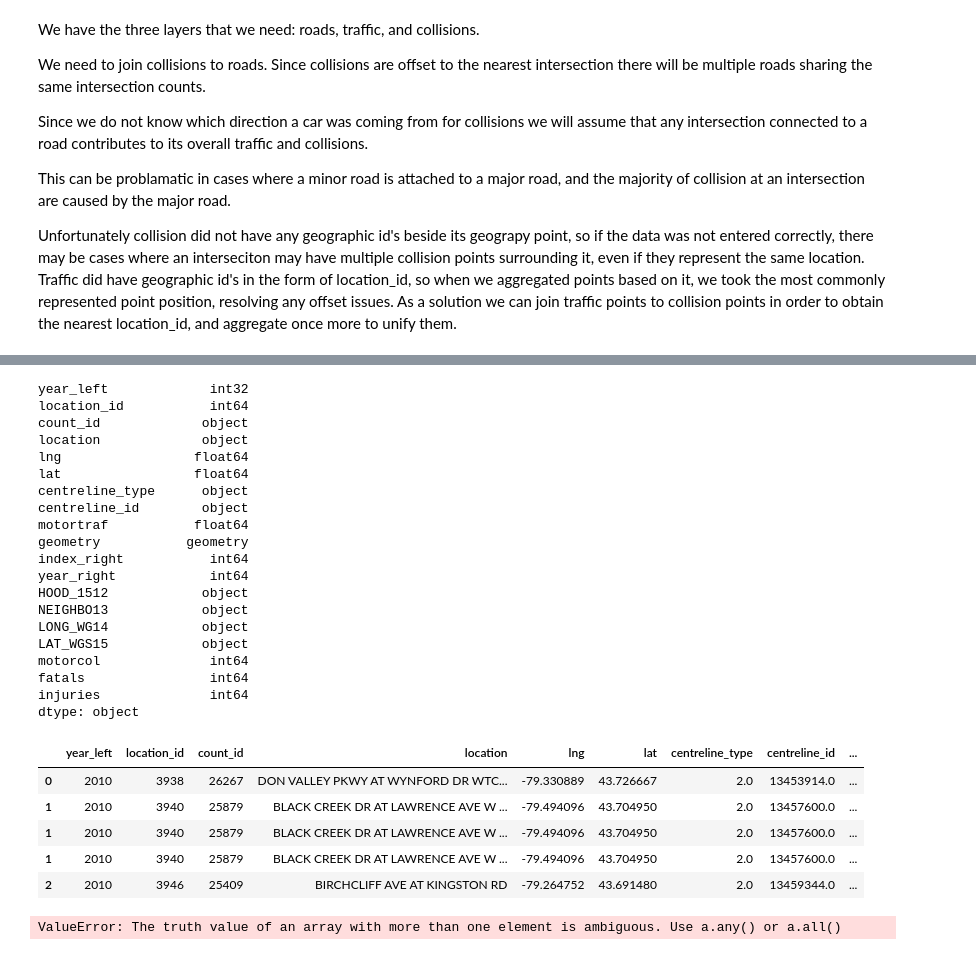
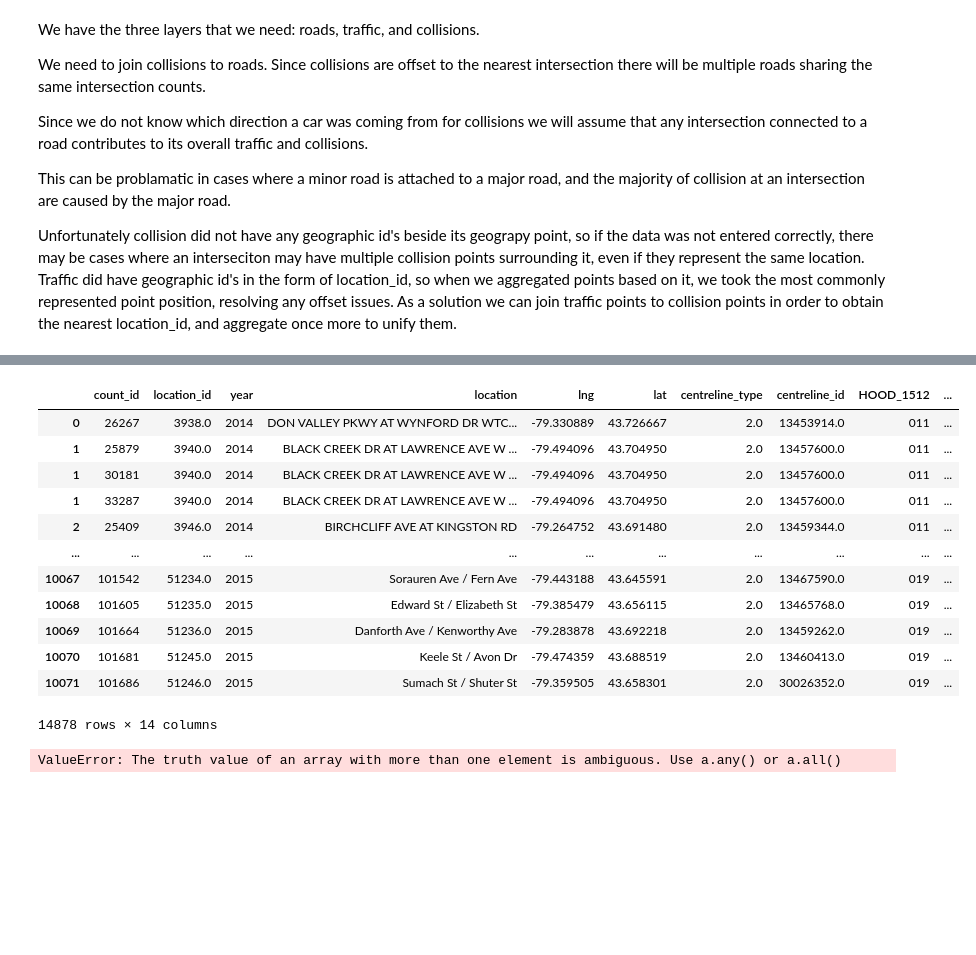
Before and after one commit to naorella/GIS_Showcase, a Jupyter notebook: template.ipynb, the cells around one changed output, grey strips where cells are left out. Cells and saved outputs as stored; diff of their text form; code cells hidden in the pictures; blank space fills up the shorter version.

```diff
--- a/template.ipynb
+++ b/template.ipynb
@@ -214,35 +220,30 @@ collisions_with_traffic.head()
-# %%
-collisions_with_traffic.dtypes
-# %% [output]
-year_left             int32
-location_id           int64
-count_id             object
-location             object
-lng                 float64
-lat                 float64
-centreline_type      object
-centreline_id        object
-motortraf           float64
-geometry           geometry
-index_right           int64
-year_right            int64
-HOOD_1512            object
-NEIGHBO13            object
-LONG_WG14            object
-LAT_WGS15            object
-motorcol              int64
-fatals                int64
-injuries              int64
-dtype: object
-# %%
-collisions_test = collisions_with_traffic.groupby(['year_right', 'geometry'])
-collisions_with_traffic.head()
-# %% [output]
-|  | year_left | location_id | count_id | location | lng | lat | centreline_type | centreline_id | ... |
-| 0 | 2010 | 3938 | 26267 | DON VALLEY PKWY AT WYNFORD DR WTC... | -79.330889 | 43.726667 | 2.0 | 13453914.0 | ... |
-| 1 | 2010 | 3940 | 25879 | BLACK CREEK DR AT LAWRENCE AVE W ... | -79.494096 | 43.704950 | 2.0 | 13457600.0 | ... |
-| 1 | 2010 | 3940 | 25879 | BLACK CREEK DR AT LAWRENCE AVE W ... | -79.494096 | 43.704950 | 2.0 | 13457600.0 | ... |
-| 1 | 2010 | 3940 | 25879 | BLACK CREEK DR AT LAWRENCE AVE W ... | -79.494096 | 43.704950 | 2.0 | 13457600.0 | ... |
-| 2 | 2010 | 3946 | 25409 | BIRCHCLIFF AVE AT KINGSTON RD | -79.264752 | 43.691480 | 2.0 | 13459344.0 | ... |
+# %%
+#create new data frame
+collisions_trunc= pd.DataFrame(collisions_with_traffic)
+collisions_trunc=collisions_trunc[['count_id','location_id',
+                                        'year_right', 'location', 'lng', 'lat',
+                                        'centreline_type', 'centreline_id',
+                                        'HOOD_1512', 'NEIGHBO13',
+                                        'motorcol', 'fatals', 'injuries', 'geometry']]
+#rename year
+collisions_trunc= collisions_trunc.rename(columns={'year_right':'year'})
+#group by year and then the location_id
+collisions_trunc = collisions_trunc.groupby(['year', 'geometry'])
+
+collisions_trunc.head()
+# %% [output]
+|  | count_id | location_id | year | location | lng | lat | centreline_type | centreline_id | HOOD_1512 | ... |
+| 0 | 26267 | 3938.0 | 2014 | DON VALLEY PKWY AT WYNFORD DR WTC... | -79.330889 | 43.726667 | 2.0 | 13453914.0 | 011 | ... |
+| 1 | 25879 | 3940.0 | 2014 | BLACK CREEK DR AT LAWRENCE AVE W ... | -79.494096 | 43.704950 | 2.0 | 13457600.0 | 011 | ... |
+| 1 | 30181 | 3940.0 | 2014 | BLACK CREEK DR AT LAWRENCE AVE W ... | -79.494096 | 43.704950 | 2.0 | 13457600.0 | 011 | ... |
+| 1 | 33287 | 3940.0 | 2014 | BLACK CREEK DR AT LAWRENCE AVE W ... | -79.494096 | 43.704950 | 2.0 | 13457600.0 | 011 | ... |
+| 2 | 25409 | 3946.0 | 2014 | BIRCHCLIFF AVE AT KINGSTON RD | -79.264752 | 43.691480 | 2.0 | 13459344.0 | 011 | ... |
+| ... | ... | ... | ... | ... | ... | ... | ... | ... | ... | ... |
+| 10067 | 101542 | 51234.0 | 2015 | Sorauren Ave / Fern Ave | -79.443188 | 43.645591 | 2.0 | 13467590.0 | 019 | ... |
+| 10068 | 101605 | 51235.0 | 2015 | Edward St / Elizabeth St | -79.385479 | 43.656115 | 2.0 | 13465768.0 | 019 | ... |
+| 10069 | 101664 | 51236.0 | 2015 | Danforth Ave / Kenworthy Ave | -79.283878 | 43.692218 | 2.0 | 13459262.0 | 019 | ... |
+| 10070 | 101681 | 51245.0 | 2015 | Keele St / Avon Dr | -79.474359 | 43.688519 | 2.0 | 13460413.0 | 019 | ... |
+| 10071 | 101686 | 51246.0 | 2015 | Sumach St / Shuter St | -79.359505 | 43.658301 | 2.0 | 30026352.0 | 019 | ... |
+14878 rows × 14 columns
 # %%
 #aggregate on location id and year
```
Also changed, not shown: parts of 5 cells of this notebook.
